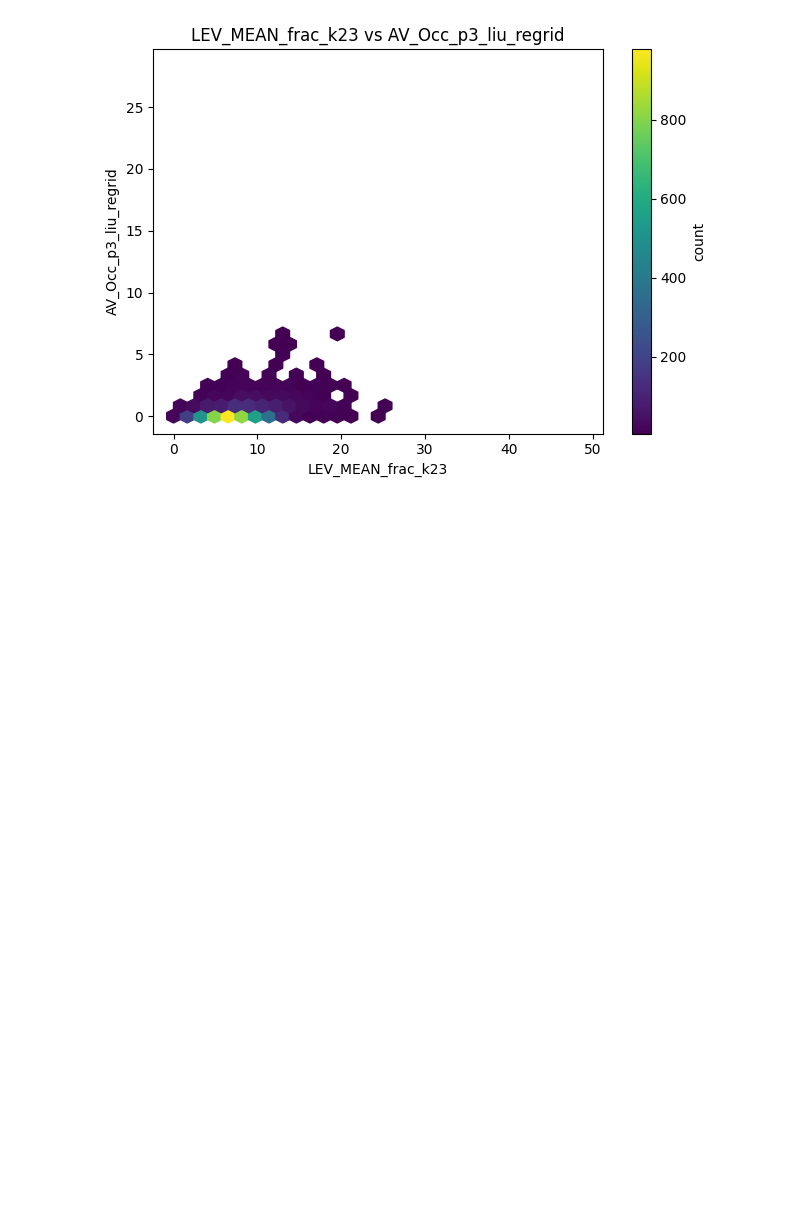
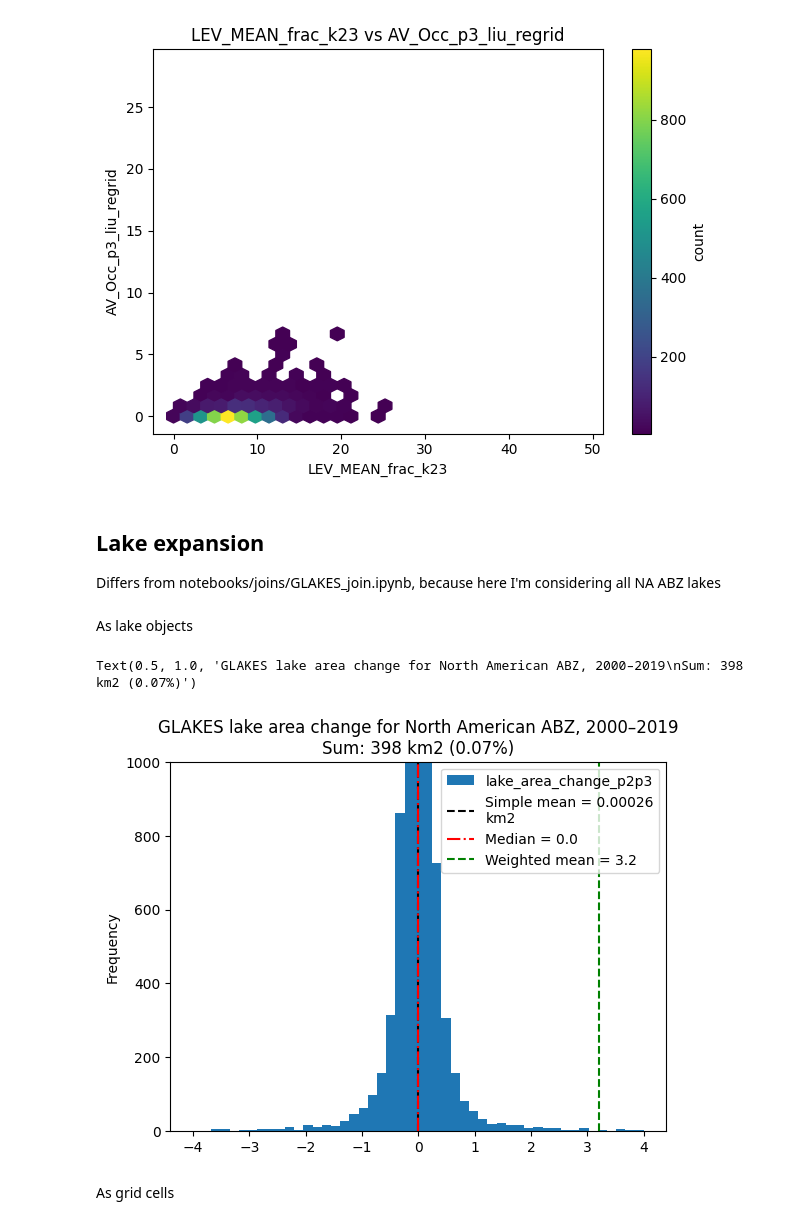
Before and after one commit to ekcomputer/land-cover, a Jupyter notebook: notebooks/joins/regrid_to_bawld_and_plot.ipynb, the cells around one changed output. Saved outputs shown, nothing was run; the diff lists cells and outputs as text; code cells hidden in the pictures; blank space fills up the shorter version.

Commit message:
lake expansion plots, sanity checks

```diff
--- a/notebooks/joins/regrid_to_bawld_and_plot.ipynb
+++ b/notebooks/joins/regrid_to_bawld_and_plot.ipynb
@@ -542,3 +542,37 @@ sns.scatterplot(gdf_regridded_cp, x="LEV_MEAN_frac_k23", y="AV_Occ_p3_liu_regrid
 reg_hexplot(gdf_regridded_cp, xvar="LEV_MEAN_frac_k23", yvar="AV_Occ_p3_liu_regrid", mincnt=5)
 # %% [output]
 [figure]
+# %% [markdown]
+## Lake expansion
+Differs from notebooks/joins/GLAKES_join.ipynb, because here I'm considering all NA ABZ lakes
+# %% [markdown]
+As lake objects
+# %%
+_gdf_points["lake_area_change_p2p3"] = _gdf_points["area_2010_2019_wm"] - _gdf_points["area_2000_2009_wm"]
+# %%
+_gdf_points["lake_area_change_p2p3"].plot.hist(bins=np.linspace(-4, 4, 50))
+# plt.yscale("log")
+plt.ylim([0, 1000])
+mean = _gdf_points["lake_area_change_p2p3"].mean()
+plt.vlines(mean, 0, 1000, "k", "--", label=f"Simple mean = {mean:0.2}\nkm2")
+med = _gdf_points["lake_area_change_p2p3"].median()
+plt.vlines(med, 0, 1000, "r", "-.", label=f"Median = {med:0.2}")
+# returns nan...
+# wt_mean = np.average(
+#     _gdf_points["lake_area_change_p2p3"], weights=_gdf_points["Area_PW_glakes"]
+# )
+wt_mean = np.sum(_gdf_points["Area_PW_glakes"] * _gdf_points["lake_area_change_p2p3"]) / np.sum(
+    _gdf_points["Area_PW_glakes"]
+)
+plt.vlines(wt_mean, 0, 1000, "g", "--", label=f"Weighted mean = {wt_mean:0.2}")
+plt.legend()
+sum = _gdf_points['lake_area_change_p2p3'].sum()
+plt.title((
+    "GLAKES lake area change for North American ABZ, 2000–2019\n"
+    f"Sum: {sum:0.3g} km2 ({sum / _gdf_points['Area_PW_glakes'].sum():0.2%})")
+)
+# %% [output]
+Text(0.5, 1.0, 'GLAKES lake area change for North American ABZ, 2000–2019\nSum: 398 km2 (0.07%)')
+[figure, added]
+# %% [markdown]
+As grid cells
```
Also changed, not shown: parts of 7 cells of this notebook, 1 other file.
